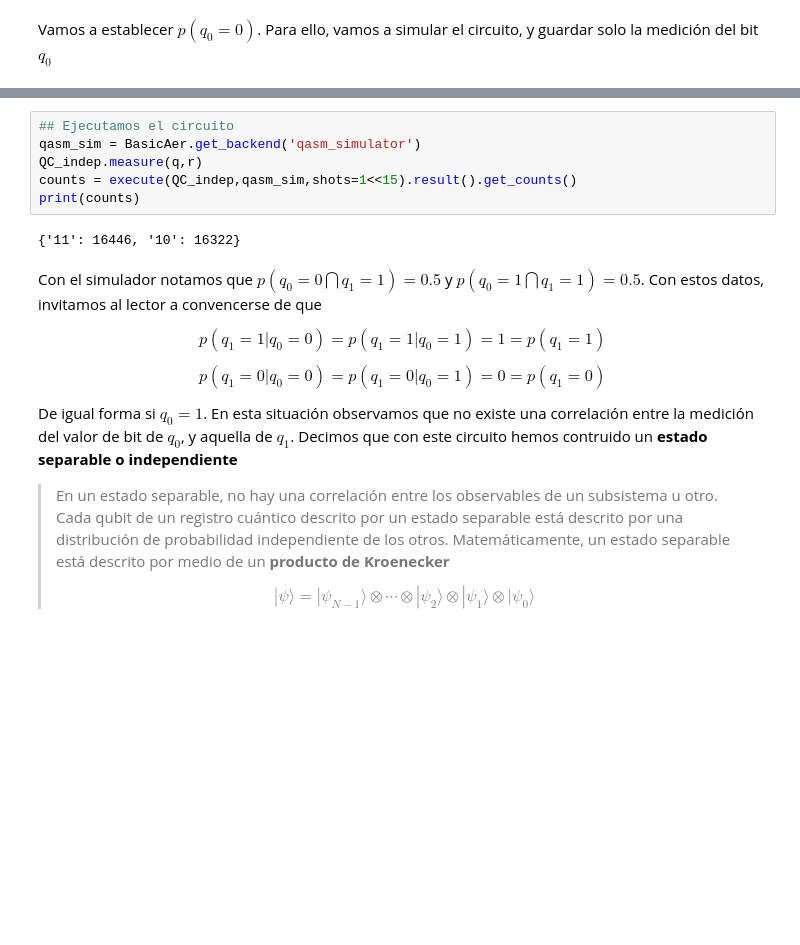
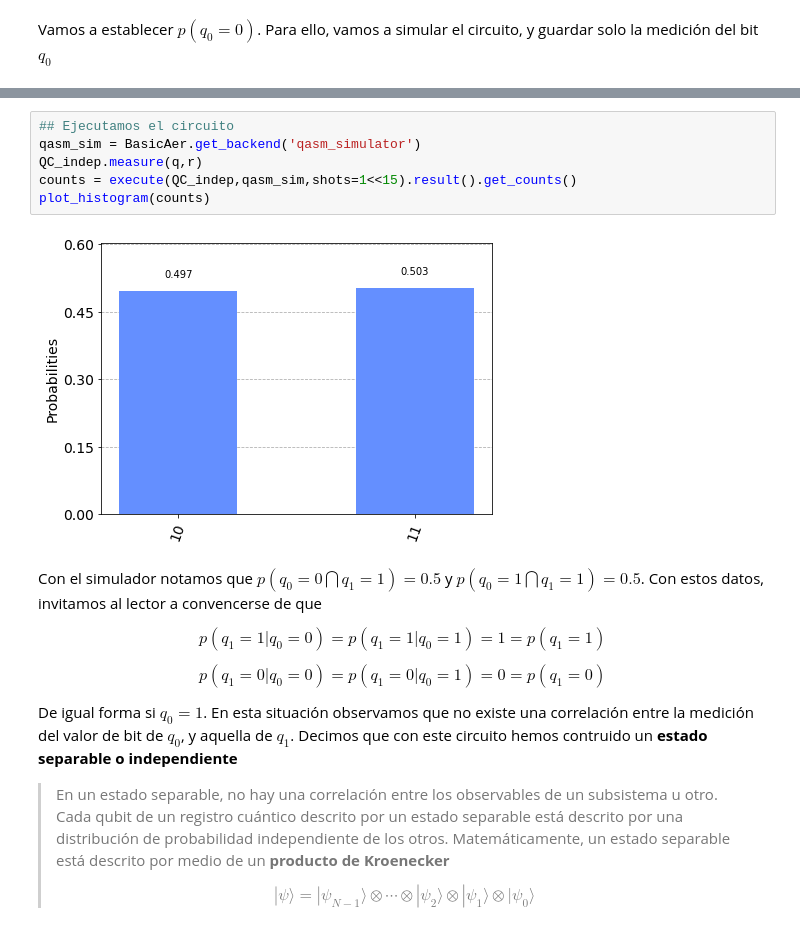
Before and after one commit to QC-FEM/QC-CrashCourse, a Jupyter notebook: Lec_2_Multiqubits/Lec_2_Multiqubits.ipynb, the cells around one changed output, grey strips where cells are left out. Saved outputs shown, nothing was run; the diff lists cells and outputs as text; blank space fills up the shorter version.

```diff
--- a/Lec_2_Multiqubits/Lec_2_Multiqubits.ipynb
+++ b/Lec_2_Multiqubits/Lec_2_Multiqubits.ipynb
@@ -96,11 +102,11 @@ Notamos inmediatamente que $p(q_0 = 0) = 0.5$. Igualmente, $p(q_0 = 1) = 0$. En
 # %%
 ## Ejecutamos el circuito
 qasm_sim = BasicAer.get_backend('qasm_simulator')
 QC_indep.measure(q,r)
 counts = execute(QC_indep,qasm_sim,shots=1<<15).result().get_counts()
-print(counts)
+plot_histogram(counts)
 # %% [output]
-{'11': 16446, '10': 16322}
+[figure, added]
 # %% [markdown]
 Con el simulador notamos que $p(q_0 = 0 \bigcap q_1 = 1) = 0.5$ y $p(q_0 = 1 \bigcap q_1 = 1) = 0.5$. Con estos datos, invitamos al lector a convencerse de que
 
```
Also changed, not shown: parts of 36 cells of this notebook, 1 other file.
